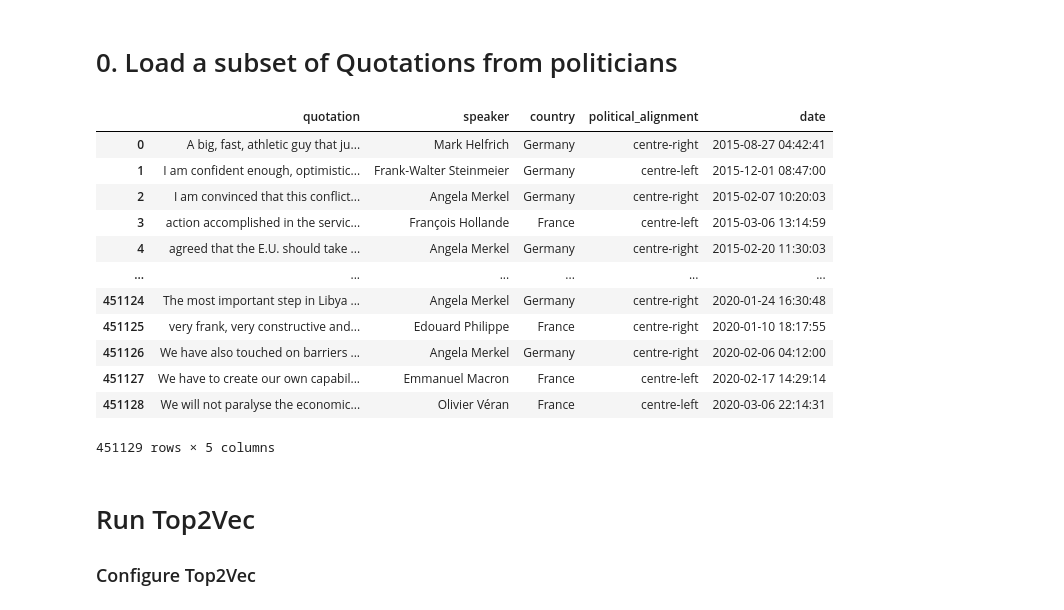
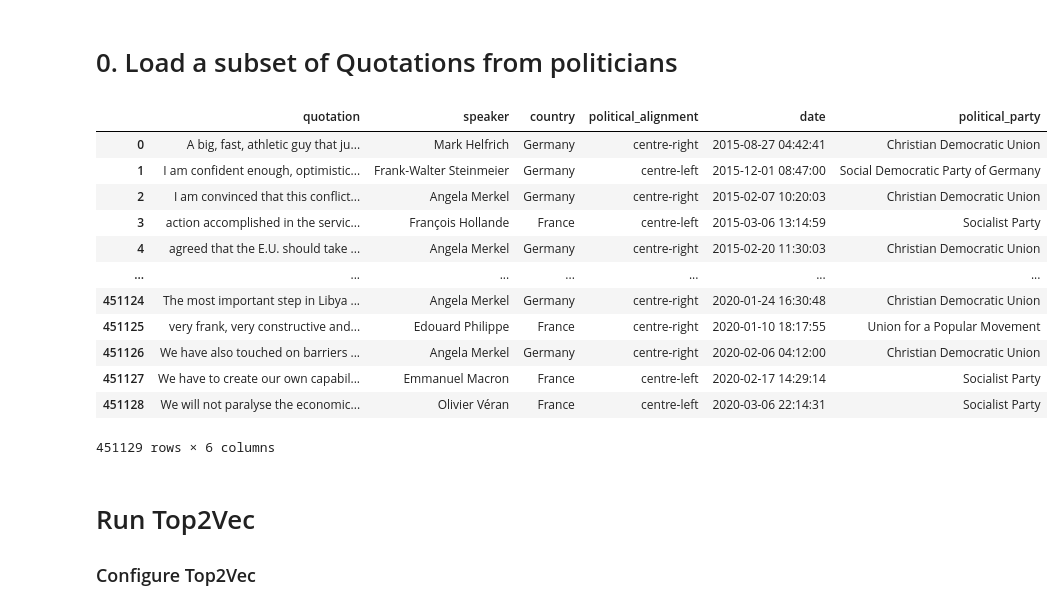
Before and after one commit to epfl-ada/ada-2021-project-wranglingguys, a Jupyter notebook: milestone3_first_research_question.ipynb, the cells around one changed output. Saved outputs shown, nothing was run; the diff lists cells and outputs as text; code cells hidden in the pictures.

Commit message:
Added political party to df

```diff
--- a/milestone3_first_research_question.ipynb
+++ b/milestone3_first_research_question.ipynb
@@ -15,24 +15,24 @@ for batch in load_political_quotes(country=countries, chunksize=20000):
     quotes.append(batch)
 # %%
 politician_quotes = pd.concat(quotes, axis=0, ignore_index=True)
-politician_quotes = politician_quotes[['quotation', 'speaker', 'country', 'political_alignment', 'date']]
+politician_quotes = politician_quotes[['quotation', 'speaker', 'country', 'political_alignment', 'date', 'political_party']]
 politician_quotes['date'] = pd.to_datetime(politician_quotes['date'])
 #politician_quotes = politician_quotes.sample(400000, random_state=1)
 politician_quotes
 # %% [output]
-|  | quotation | speaker | country | political_alignment | date |
-| 0 | A big, fast, athletic guy that ju... | Mark Helfrich | Germany | centre-right | 2015-08-27 04:42:41 |
-| 1 | I am confident enough, optimistic... | Frank-Walter Steinmeier | Germany | centre-left | 2015-12-01 08:47:00 |
-| 2 | I am convinced that this conflict... | Angela Merkel | Germany | centre-right | 2015-02-07 10:20:03 |
-| 3 | action accomplished in the servic... | François Hollande | France | centre-left | 2015-03-06 13:14:59 |
-| 4 | agreed that the E.U. should take ... | Angela Merkel | Germany | centre-right | 2015-02-20 11:30:03 |
-| ... | ... | ... | ... | ... | ... |
-| 451124 | The most important step in Libya ... | Angela Merkel | Germany | centre-right | 2020-01-24 16:30:48 |
-| 451125 | very frank, very constructive and... | Edouard Philippe | France | centre-right | 2020-01-10 18:17:55 |
-| 451126 | We have also touched on barriers ... | Angela Merkel | Germany | centre-right | 2020-02-06 04:12:00 |
-| 451127 | We have to create our own capabil... | Emmanuel Macron | France | centre-left | 2020-02-17 14:29:14 |
-| 451128 | We will not paralyse the economic... | Olivier Véran | France | centre-left | 2020-03-06 22:14:31 |
+|  | quotation | speaker | country | political_alignment | date | political_party |
+| 0 | A big, fast, athletic guy that ju... | Mark Helfrich | Germany | centre-right | 2015-08-27 04:42:41 | Christian Democratic Union |
+| 1 | I am confident enough, optimistic... | Frank-Walter Steinmeier | Germany | centre-left | 2015-12-01 08:47:00 | Social Democratic Party of Germany |
+| 2 | I am convinced that this conflict... | Angela Merkel | Germany | centre-right | 2015-02-07 10:20:03 | Christian Democratic Union |
+| 3 | action accomplished in the servic... | François Hollande | France | centre-left | 2015-03-06 13:14:59 | Socialist Party |
+| 4 | agreed that the E.U. should take ... | Angela Merkel | Germany | centre-right | 2015-02-20 11:30:03 | Christian Democratic Union |
+| ... | ... | ... | ... | ... | ... | ... |
+| 451124 | The most important step in Libya ... | Angela Merkel | Germany | centre-right | 2020-01-24 16:30:48 | Christian Democratic Union |
+| 451125 | very frank, very constructive and... | Edouard Philippe | France | centre-right | 2020-01-10 18:17:55 | Union for a Popular Movement |
+| 451126 | We have also touched on barriers ... | Angela Merkel | Germany | centre-right | 2020-02-06 04:12:00 | Christian Democratic Union |
+| 451127 | We have to create our own capabil... | Emmanuel Macron | France | centre-left | 2020-02-17 14:29:14 | Socialist Party |
+| 451128 | We will not paralyse the economic... | Olivier Véran | France | centre-left | 2020-03-06 22:14:31 | Socialist Party |
-451129 rows × 5 columns
+451129 rows × 6 columns
 # %% [markdown]
 # Run Top2Vec
 ### Configure Top2Vec
```
Also changed, not shown: parts of 50 cells of this notebook.
